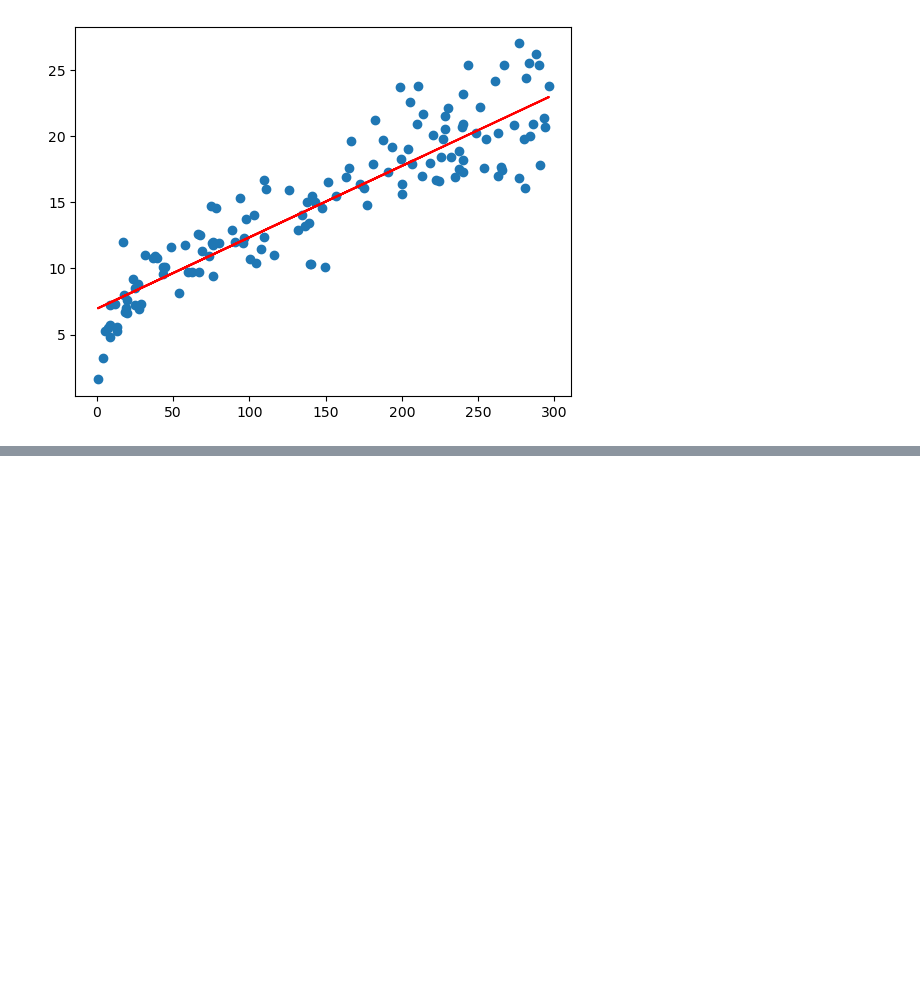
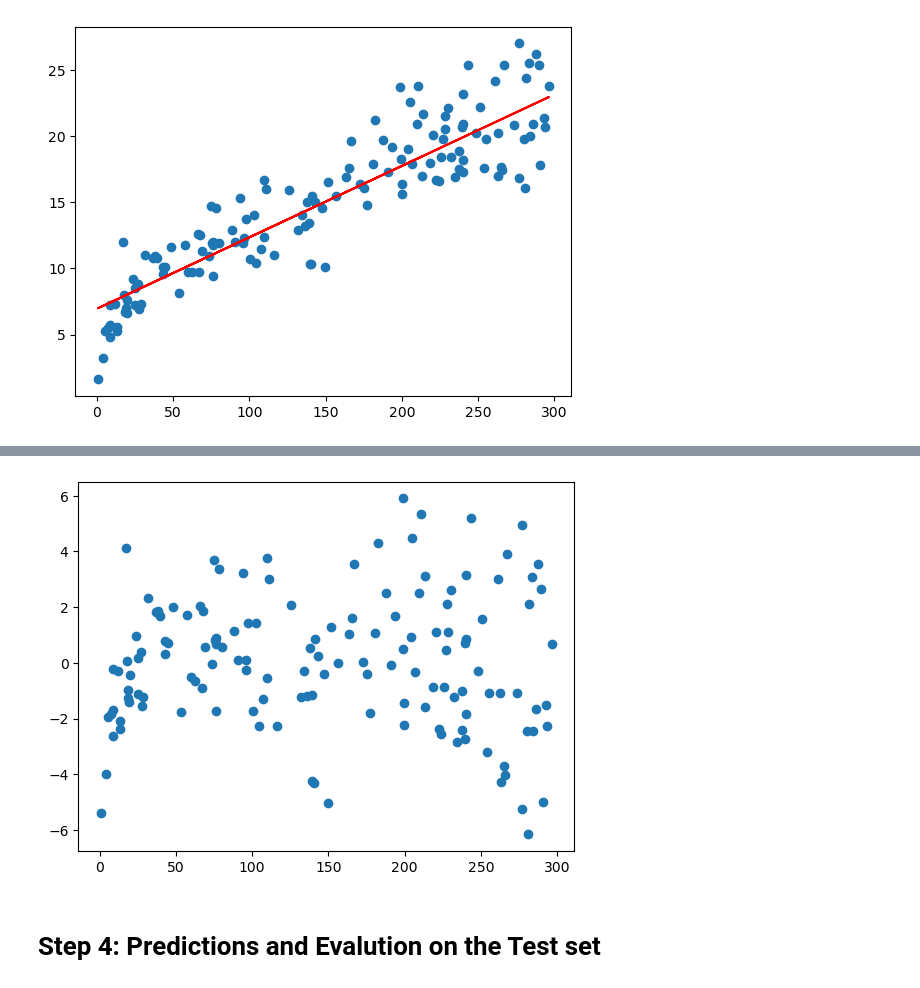
Before and after one commit to sachinmahale/simple-linear-regression, a Jupyter notebook: Simple-Linear-Regression-python.ipynb, the cells around one changed output, grey strips where cells are left out. Drawn from its saved outputs; the diff is of its cells as text; code cells hidden in the pictures; blank space fills up the shorter version.

```diff
--- a/Simple-Linear-Regression-python.ipynb
+++ b/Simple-Linear-Regression-python.ipynb
@@ -198,0 +222,8 @@ plt.plot(X_train, 6.948 +  0.054*X_train, 'r')
+# %%
+# look for the patterns in residuals (we should not be able to identify)
+plt.scatter(X_train, res)
+plt.show()
+# %% [output]
+[figure, added]
+# %% [markdown]
+# **Step 4: Predictions and Evalution on the Test set**
```
Also changed, not shown: parts of 21 cells of this notebook.
